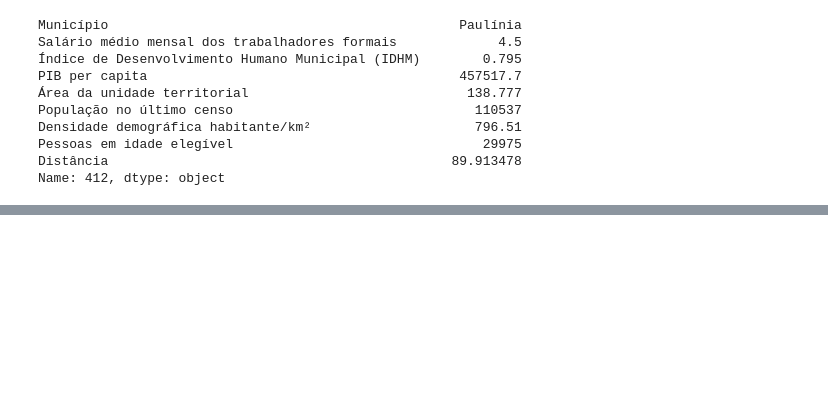
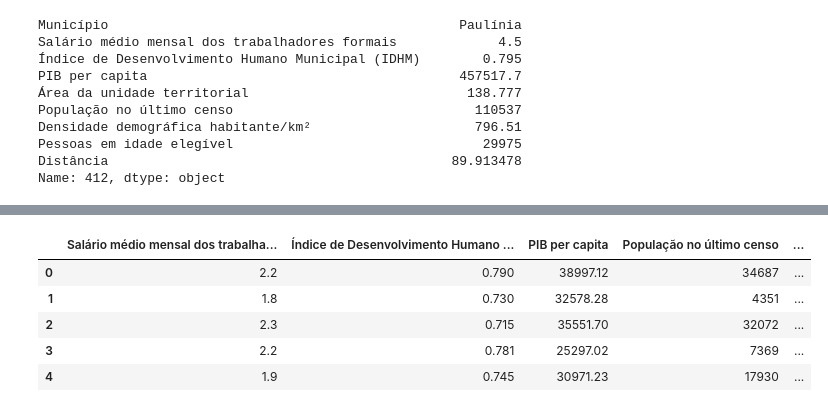
Before and after one commit to kfpetruz/Projeto-Expansao-ONG-Passos-Magicos, a Jupyter notebook: model_expansao.ipynb, the cells around one changed output, grey strips where cells are left out. Cells and saved outputs as stored; diff of their text form; code cells hidden in the pictures; blank space fills up the shorter version.

```diff
--- a/model_expansao.ipynb
+++ b/model_expansao.ipynb
@@ -336,0 +402,10 @@ Name: 412, dtype: object
+# %%
+model_kmeans = dados_model_kmeans.drop('Município', axis = 1)
+model_kmeans.head()
+# %% [output]
+|  | Salário médio mensal dos trabalha... | Índice de Desenvolvimento Humano ... | PIB per capita | População no último censo | ... |
+| 0 | 2.2 | 0.790 | 38997.12 | 34687 | ... |
+| 1 | 1.8 | 0.730 | 32578.28 | 4351 | ... |
+| 2 | 2.3 | 0.715 | 35551.70 | 32072 | ... |
+| 3 | 2.2 | 0.781 | 25297.02 | 7369 | ... |
+| 4 | 1.9 | 0.745 | 30971.23 | 17930 | ... |
```
Also changed, not shown: parts of 14 cells of this notebook.
